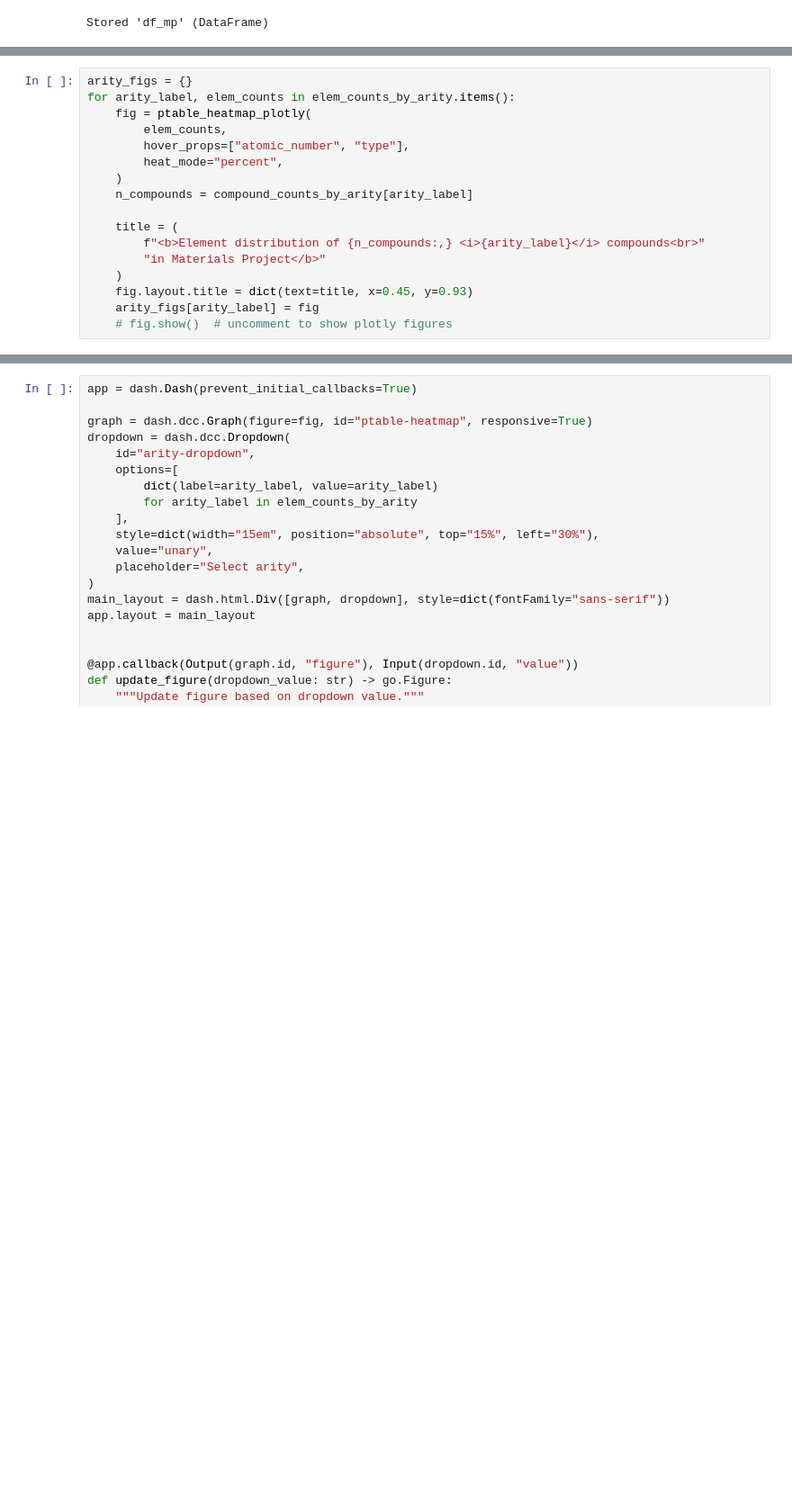
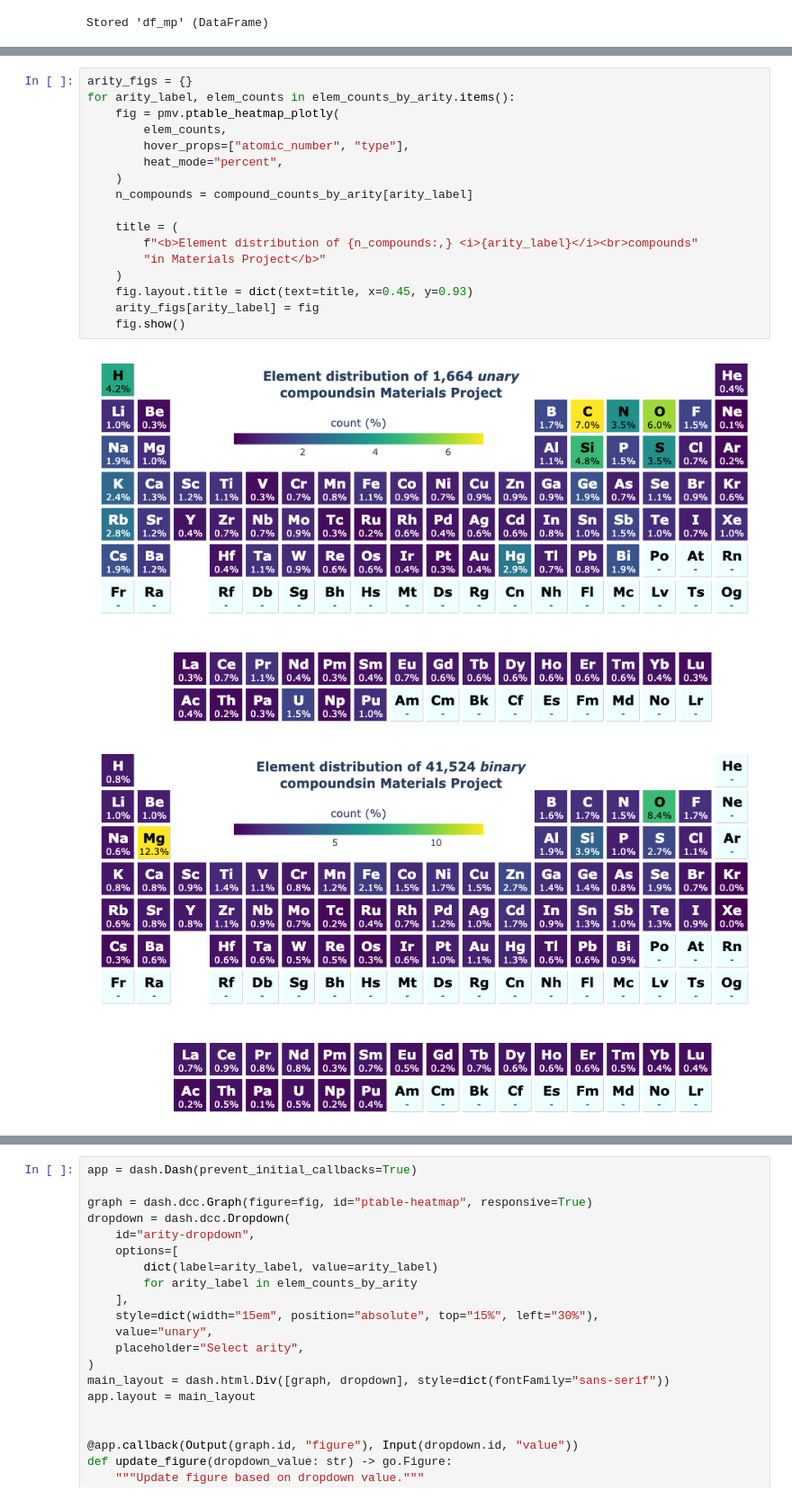
Before and after one commit to janosh/pymatviz, a Jupyter notebook: examples/mprester_ptable.ipynb, the cells around one changed output, grey strips where cells are left out. Shown at 90% size. Cells and saved outputs as stored; diff of their text form; blank space fills up the shorter version.

```diff
--- a/examples/mprester_ptable.ipynb
+++ b/examples/mprester_ptable.ipynb
@@ -114,17 +100,20 @@ Elements dropped due to close to zero value.
 # %%
 arity_figs = {}
 for arity_label, elem_counts in elem_counts_by_arity.items():
-    fig = ptable_heatmap_plotly(
+    fig = pmv.ptable_heatmap_plotly(
         elem_counts,
         hover_props=["atomic_number", "type"],
         heat_mode="percent",
     )
     n_compounds = compound_counts_by_arity[arity_label]
 
     title = (
-        f"<b>Element distribution of {n_compounds:,} <i>{arity_label}</i> compounds<br>"
+        f"<b>Element distribution of {n_compounds:,} <i>{arity_label}</i><br>compounds"
         "in Materials Project</b>"
     )
     fig.layout.title = dict(text=title, x=0.45, y=0.93)
     arity_figs[arity_label] = fig
-    # fig.show()  # uncomment to show plotly figures
+    fig.show()
+# %% [output]
+[figure, added]
+[figure, added]
```
Also changed, not shown: parts of 5 cells of this notebook, 53 other files.
